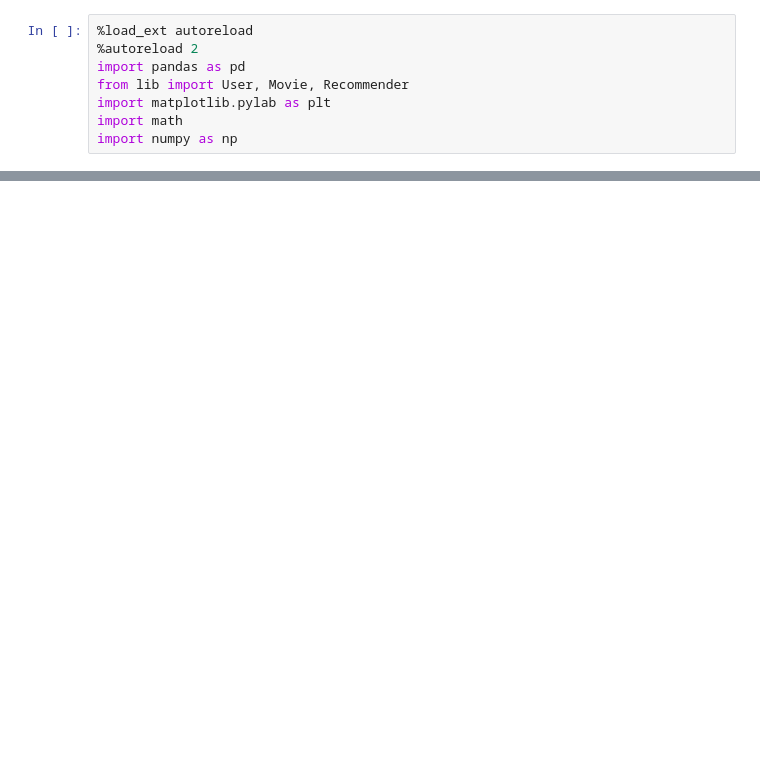
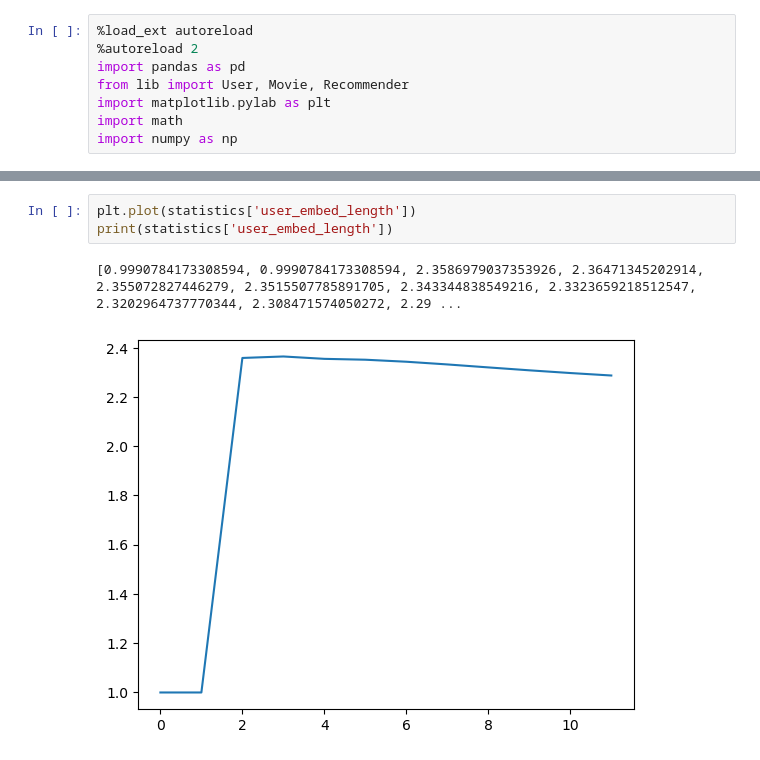
Before and after one commit to JamesHund/Recommender-System, a Jupyter notebook: demo.ipynb, the cells around one changed output, grey strips where cells are left out. Drawn from its saved outputs; the diff is of its cells as text; blank space fills up the shorter version.

```diff
--- a/demo.ipynb
+++ b/demo.ipynb
@@ -83,0 +73,6 @@ plt.plot(RMSE)
+# %%
+plt.plot(statistics['user_embed_length'])
+print(statistics['user_embed_length'])
+# %% [output]
+[0.9990784173308594, 0.9990784173308594, 2.3586979037353926, 2.36471345202914, 2.355072827446279, 2.3515507785891705, 2.343344838549216, 2.3323659218512547, 2.3202964737770344, 2.308471574050272, 2.29 ...
+[figure, added]
```
Also changed, not shown: parts of 10 cells of this notebook, 1 other file.
